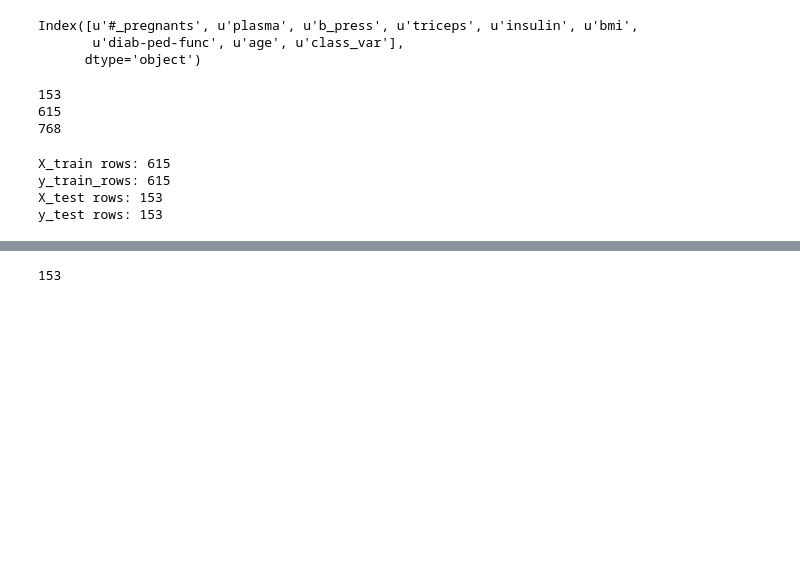
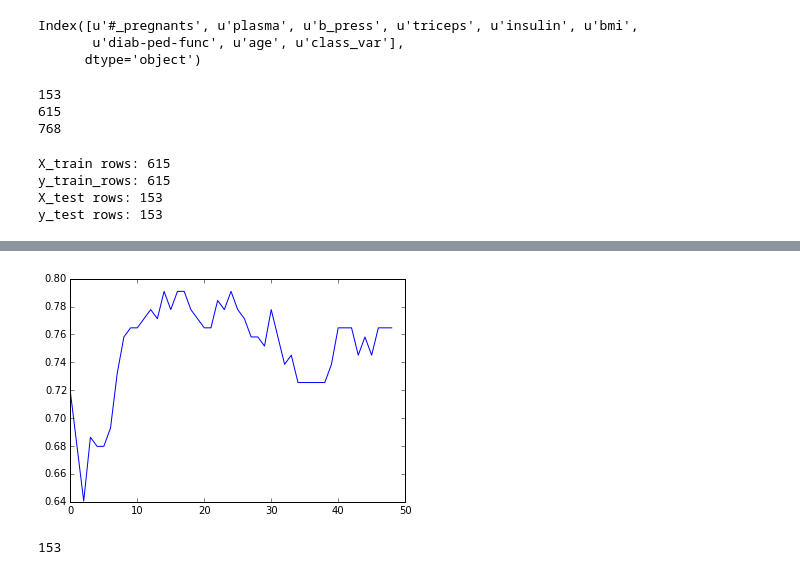
Before and after one commit to vladimirdubal/DAT_SF_16, a Jupyter notebook: homework/Homework3.ipynb, the cells around one changed output, grey strips where cells are left out. Drawn from its saved outputs; the diff is of its cells as text; code cells hidden in the pictures; blank space fills up the shorter version.

```diff
--- a/homework/Homework3.ipynb
+++ b/homework/Homework3.ipynb
@@ -162,3 +162,27 @@ y_test rows: 153
 #X_train.shape
 # %%
 from sklearn.neighbors import KNeighborsClassifier
+# %%
+# Did not do this correctly, and just added this part in before class. Did not read in the homework that 0,50 nearest
+# neighbors needed to be done.
+#Also, I did not normalize :-/
+
+score = []
+
+sum_score = 0
+
+for x in range(1,50):
+#for x in range(0,50)
+    myknn = KNeighborsClassifier(x).fit(X_train,y_train) # Here I create a model called myknn
+    prediction = myknn.predict(X_test) #these are my predicted values for y_test
+
+    yay_score = 0
+
+    for a,b in zip(y_test, prediction):
+        if a == b:
+            yay_score += 1
+        else:
+            pass
+    score.append(float(yay_score)/len(y_test))
+    #print score
+    print "Score: ", float(yay_score)/len(y_test)
@@ -165,3 +207,13 @@ from sklearn.neighbors import KNeighborsClassifier
+# %%
+#plotting the scores
+
+import matplotlib.pyplot as plt
+
+
+plt.plot(score)
+plt.show()
+# %% [output]
+[figure, added]
 # %%
 myknn = KNeighborsClassifier(2).fit(X_train,y_train) # Here I create a model called myknn
 # %%
```
Also changed, not shown: parts of 2 cells of this notebook, 1 other file.
